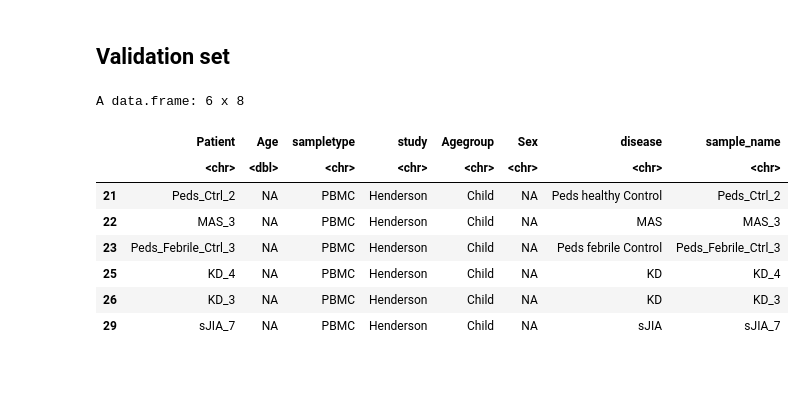
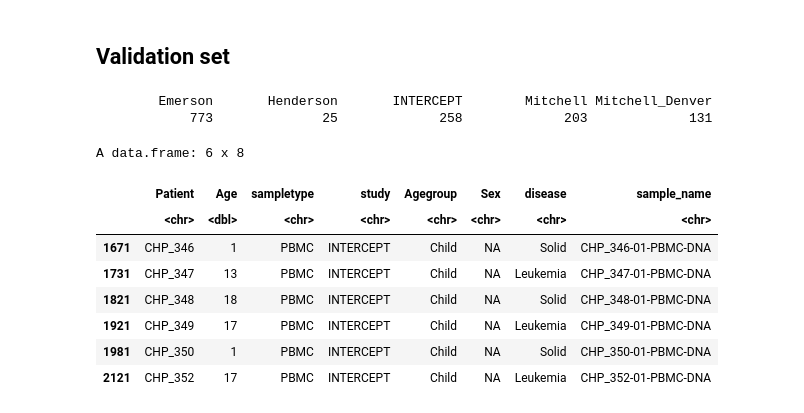
Before and after one commit to pughlab/ped_CapTCRseq, a Jupyter notebook: notebooks/10_discovery_validation_sets.ipynb, the cells around one changed output. Cells and saved outputs as stored; diff of their text form; code cells hidden in the pictures; blank space fills up the shorter version.

```diff
--- a/notebooks/10_discovery_validation_sets.ipynb
+++ b/notebooks/10_discovery_validation_sets.ipynb
@@ -35,4 +50,4 @@ meta_div$disease <- meta_div$cancergroup
 meta_div$sample_name <- meta_div$basename
 # %%
 allAdaptive$sampletype <- "PBMC"
-allAdaptive$sampletype[grepl("Cord", allAdaptive$sample_name )] <- "Cord blood"
+#allAdaptive$sampletype[grepl("Cord", allAdaptive$sample_name )] <- "Cord blood"
@@ -207,2 +228,7 @@ table(discovery_metadata$study)
 # %% [markdown]
 ## Validation set
+# %%
+table(all_metadata_pbmc$study)
+# %% [output]
+        Emerson       Henderson       INTERCEPT        Mitchell Mitchell_Denver
+            773              25             258             203             131
@@ -209,12 +238,22 @@ table(discovery_metadata$study)
+# %%
+# subset to INTERCEPT study
+intonly <- all_metadata_pbmc[ all_metadata_pbmc$study == "INTERCEPT",]
+# %%
+intonly_01 <- intonly[ grepl( "-01",intonly$sample_name),]
+normal_int <- intonly[ grepl( "Normal",intonly$disease),]
+lfs_int <- intonly[ grepl( "LFS",intonly$sample_name),]
+# %%
+# rbind
+intonly_01_normal_lfs <- rbind(intonly_01, normal_int, lfs_int)
 # %%
-head(all_metadata_pbmc)
+head(intonly_01_normal_lfs)
 # %% [output]
 A data.frame: 6 x 8
 |  | Patient | Age | sampletype | study | Agegroup | Sex | disease | sample_name |
 |  | <chr> | <dbl> | <chr> | <chr> | <chr> | <chr> | <chr> | <chr> |
-| 21 | Peds_Ctrl_2 | NA | PBMC | Henderson | Child | NA | Peds healthy Control | Peds_Ctrl_2 |
-| 22 | MAS_3 | NA | PBMC | Henderson | Child | NA | MAS | MAS_3 |
-| 23 | Peds_Febrile_Ctrl_3 | NA | PBMC | Henderson | Child | NA | Peds febrile Control | Peds_Febrile_Ctrl_3 |
-| 25 | KD_4 | NA | PBMC | Henderson | Child | NA | KD | KD_4 |
-| 26 | KD_3 | NA | PBMC | Henderson | Child | NA | KD | KD_3 |
-| 29 | sJIA_7 | NA | PBMC | Henderson | Child | NA | sJIA | sJIA_7 |
+| 1671 | CHP_346 | 1 | PBMC | INTERCEPT | Child | NA | Solid | CHP_346-01-PBMC-DNA |
+| 1731 | CHP_347 | 13 | PBMC | INTERCEPT | Child | NA | Leukemia | CHP_347-01-PBMC-DNA |
+| 1821 | CHP_348 | 18 | PBMC | INTERCEPT | Child | NA | Solid | CHP_348-01-PBMC-DNA |
+| 1921 | CHP_349 | 17 | PBMC | INTERCEPT | Child | NA | Leukemia | CHP_349-01-PBMC-DNA |
+| 1981 | CHP_350 | 1 | PBMC | INTERCEPT | Child | NA | Solid | CHP_350-01-PBMC-DNA |
+| 2121 | CHP_352 | 17 | PBMC | INTERCEPT | Child | NA | Leukemia | CHP_352-01-PBMC-DNA |
```
Also changed, not shown: parts of 33 cells of this notebook.
